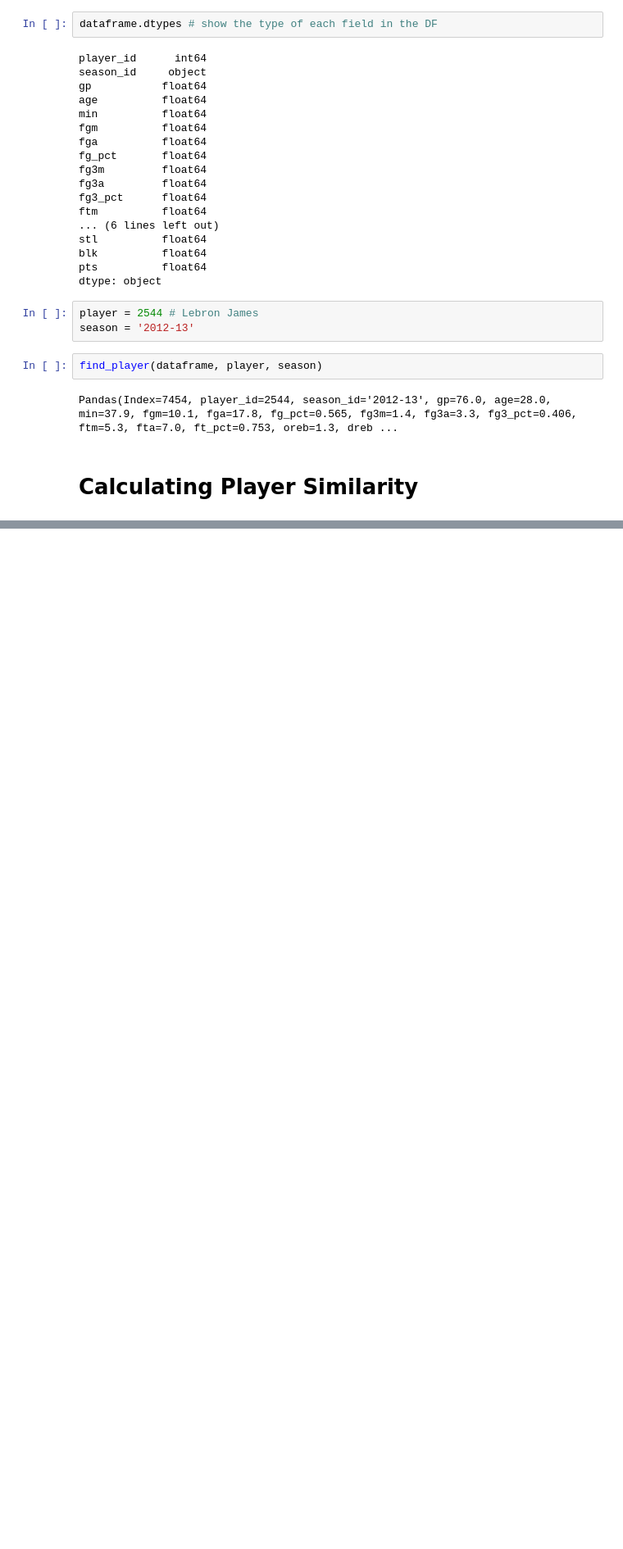
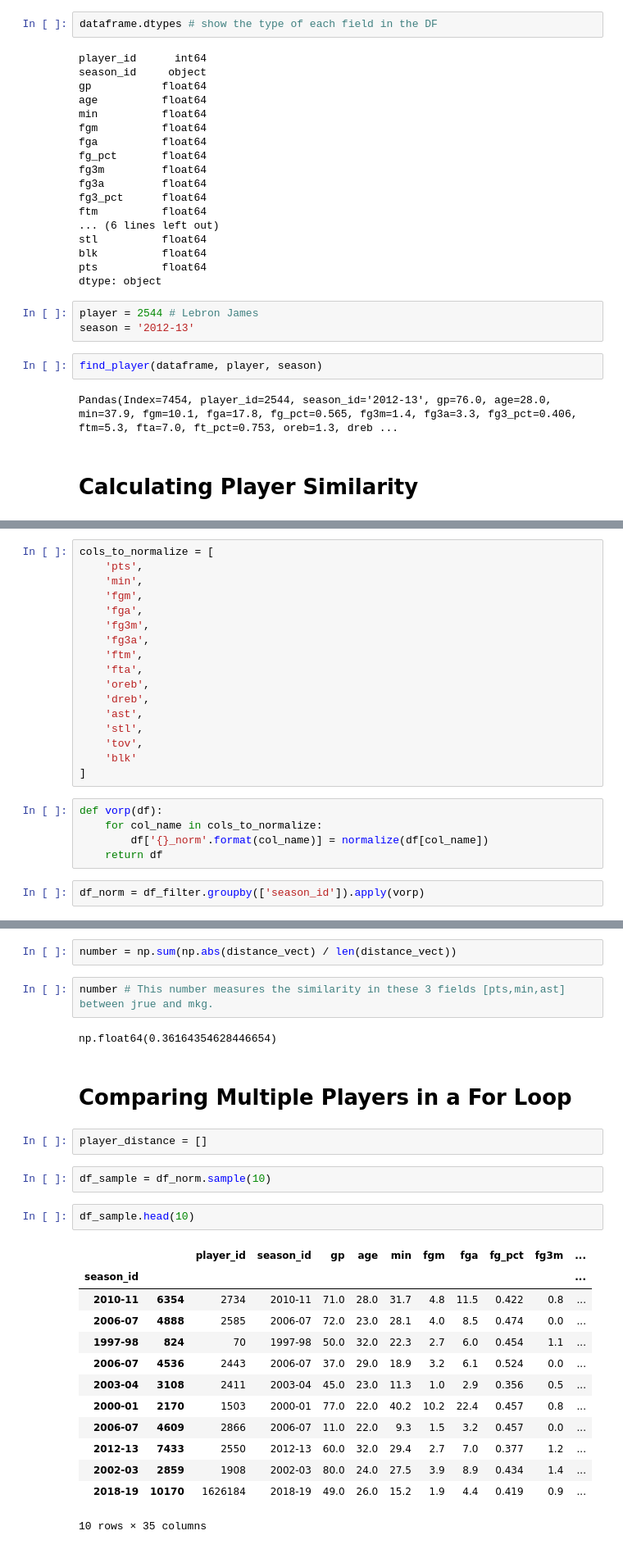
Before and after one commit to flan02/nba-python-pandas, a Jupyter notebook: data/fantasy_projection_model.ipynb, the cells around one changed output, grey strips where cells are left out. Shown at 82% size. Cells and saved outputs as stored; diff of their text form; blank space fills up the shorter version.

```diff
--- a/data/fantasy_projection_model.ipynb
+++ b/data/fantasy_projection_model.ipynb
@@ -474,0 +502,24 @@ Pandas(Index=7454, player_id=2544, season_id='2012-13', gp=76.0, age=28.0, min=3
+# %%
+cols_to_normalize = [
+    'pts',
+    'min',
+    'fgm',
+    'fga',
+    'fg3m',
+    'fg3a',
+    'ftm',
+    'fta',
+    'oreb',
+    'dreb',
+    'ast',
+    'stl',
+    'tov',
+    'blk'
+]
+# %%
+def vorp(df):
+    for col_name in cols_to_normalize:
+        df['{}_norm'.format(col_name)] = normalize(df[col_name])
+    return df
+# %%
+df_norm = df_filter.groupby(['season_id']).apply(vorp)
@@ -474,0 +574,28 @@ Pandas(Index=7454, player_id=2544, season_id='2012-13', gp=76.0, age=28.0, min=3
+# %%
+number = np.sum(np.abs(distance_vect) / len(distance_vect))
+# %%
+number # This number measures the similarity in these 3 fields [pts,min,ast] between jrue and mkg.
+# %% [output]
+np.float64(0.36164354628446654)
+# %% [markdown]
+# Comparing Multiple Players in a For Loop
+# %%
+player_distance = []
+# %%
+df_sample = df_norm.sample(10)
+# %%
+df_sample.head(10)
+# %% [output]
+|  |  | player_id | season_id | gp | age | min | fgm | fga | fg_pct | fg3m | ... |
+| season_id |  |  |  |  |  |  |  |  |  |  | ... |
+| 2010-11 | 6354 | 2734 | 2010-11 | 71.0 | 28.0 | 31.7 | 4.8 | 11.5 | 0.422 | 0.8 | ... |
+| 2006-07 | 4888 | 2585 | 2006-07 | 72.0 | 23.0 | 28.1 | 4.0 | 8.5 | 0.474 | 0.0 | ... |
+| 1997-98 | 824 | 70 | 1997-98 | 50.0 | 32.0 | 22.3 | 2.7 | 6.0 | 0.454 | 1.1 | ... |
+| 2006-07 | 4536 | 2443 | 2006-07 | 37.0 | 29.0 | 18.9 | 3.2 | 6.1 | 0.524 | 0.0 | ... |
+| 2003-04 | 3108 | 2411 | 2003-04 | 45.0 | 23.0 | 11.3 | 1.0 | 2.9 | 0.356 | 0.5 | ... |
+| 2000-01 | 2170 | 1503 | 2000-01 | 77.0 | 22.0 | 40.2 | 10.2 | 22.4 | 0.457 | 0.8 | ... |
+| 2006-07 | 4609 | 2866 | 2006-07 | 11.0 | 22.0 | 9.3 | 1.5 | 3.2 | 0.457 | 0.0 | ... |
+| 2012-13 | 7433 | 2550 | 2012-13 | 60.0 | 32.0 | 29.4 | 2.7 | 7.0 | 0.377 | 1.2 | ... |
+| 2002-03 | 2859 | 1908 | 2002-03 | 80.0 | 24.0 | 27.5 | 3.9 | 8.9 | 0.434 | 1.4 | ... |
+| 2018-19 | 10170 | 1626184 | 2018-19 | 49.0 | 26.0 | 15.2 | 1.9 | 4.4 | 0.419 | 0.9 | ... |
+10 rows × 35 columns
```
Also changed, not shown: parts of 39 cells of this notebook.
